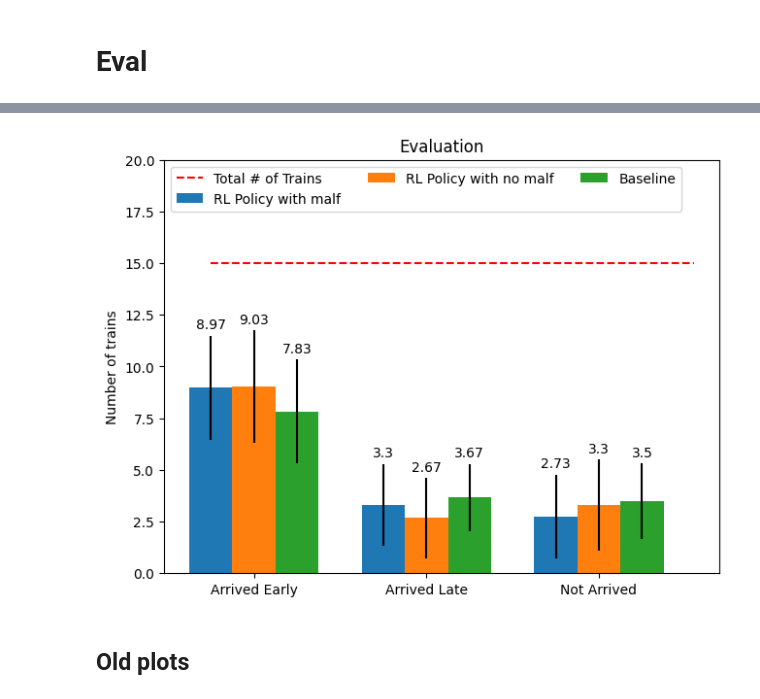
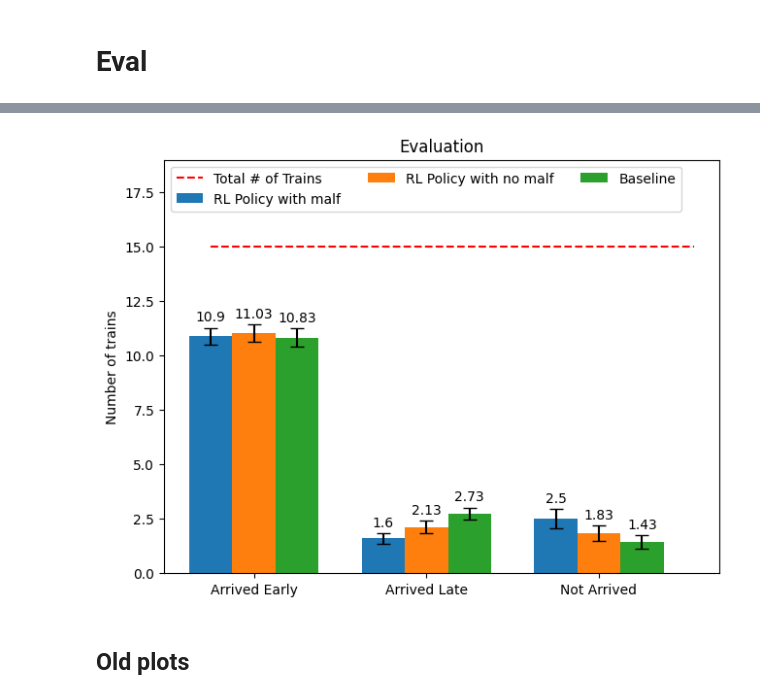
Before and after one commit to gvlos/SwitchFL, a Jupyter notebook: plot.ipynb, the cells around one changed output, grey strips where cells are left out. Drawn from its saved outputs; the diff is of its cells as text; code cells hidden in the pictures.

```diff
--- a/plot.ipynb
+++ b/plot.ipynb
@@ -99,7 +164,7 @@ def barplot(list_dir, num_evals, num_agents):
     labels = ['Arrived Early', 'Arrived Late', 'Not Arrived']
 
     fig, ax = plt.subplots()
-    ax.bar(labels, np.mean(hist_data, axis=0), yerr=np.std(hist_data, axis=0))
+    ax.bar(labels, np.mean(hist_data, axis=0), yerr=np.std(hist_data, axis=0)/np.sqrt(hist_data.shape[0]), capsize=5)
     ax.hlines(num_agents, xmin=-0.5, xmax=2.5, color='r', linestyle='--', label='Total # of Trains')
     ax.set_title('Train Arrival Status')
     ax.set_ylabel('Number of Trains')
@@ -124,18 +189,14 @@ hist_data = barplot(list_dir, num_evals, num_agents)
 # %%
 list_dir = [
-    "/home/gianvito/Documents/flatland-baselines/40_agents_hp_malf_hard/seed_0/",
-    "/home/gianvito/Documents/flatland-baselines/40_agents_hp_malf_hard/seed_1/",
-    "/home/gianvito/Documents/flatland-baselines/40_agents_hp_malf_hard/seed_2/",
-    "/home/gianvito/Documents/flatland-baselines/40_agents_hp_malf_hard/seed_3/",
-    "/home/gianvito/Documents/flatland-baselines/40_agents_hp_malf_hard/seed_4/",
-    # "/home/gianvito/Documents/flatland-baselines/40_agents_hp/seed_5/",
-    # "/home/gianvito/Documents/flatland-baselines/40_agents_hp/seed_6/",
-    # "/home/gianvito/Documents/flatland-baselines/40_agents_hp/seed_7/",
-
+    "/home/gianvito/Documents/flatland-baselines/100_agents_challenge/seed_0",
+    "/home/gianvito/Documents/flatland-baselines/100_agents_challenge/seed_1",
+    "/home/gianvito/Documents/flatland-baselines/100_agents_challenge/seed_2",
+    "/home/gianvito/Documents/flatland-baselines/100_agents_challenge/seed_3",
+    "/home/gianvito/Documents/flatland-baselines/100_agents_challenge/seed_4",
 ]
 
-num_agents = 40
-num_evals = 10
+num_agents = 100
+num_evals = 1
 # %%
 hist_data_2 = barplot(list_dir, num_evals, num_agents)
 # %% [output]
@@ -143,7 +204,7 @@ hist_data_2 = barplot(list_dir, num_evals, num_agents)
 # %%
 means = {
-    'RL Policy with no malf': [np.mean(hist_data, axis=0), np.std(hist_data, axis=0)],
-    'Baseline': [np.mean(hist_data_2, axis=0), np.std(hist_data_2, axis=0)]
+    'RL Policy': [np.mean(hist_data, axis=0), np.std(hist_data, axis=0) / np.sqrt(hist_data.shape[0])],
+    'Baseline': [np.mean(hist_data_2, axis=0), np.std(hist_data_2, axis=0) / np.sqrt(hist_data_2.shape[0])]
 }
 
 labels = ['Arrived Early', 'Arrived Late', 'Not Arrived']
@@ -155,7 +216,7 @@ fig, ax = plt.subplots(layout='constrained')
 
 for attribute, measurement in means.items():
     offset = width * multiplier
-    rects = ax.bar(x + offset, [round(x,2) for x in measurement[0]], width, yerr=measurement[1], label=attribute)
+    rects = ax.bar(x + offset, [round(x,2) for x in measurement[0]], width, yerr=measurement[1], label=attribute, capsize=5)
     ax.bar_label(rects, padding=3)
     multiplier += 1
 
@@ -165,7 +226,7 @@ ax.set_xticks(x + width, labels)
 ax.set_ylabel("Number of trains")
 ax.hlines(num_agents, xmin=0, xmax=2.8, color='r', linestyle='--', label='Total # of Trains')
 ax.legend(loc='upper left', ncols=3)
-ax.set_ylim(0,num_agents+6)
+ax.set_ylim(0,num_agents+10)
 
 plt.show()
 # %% [output]
@@ -173,8 +234,8 @@ plt.show()
 # %%
 list_dir = [
-    "/home/gianvito/Desktop/flatland_exp/15_agents_with_init_TRIS/exp_0/seed_0",
-    "/home/gianvito/Desktop/flatland_exp/15_agents_with_init_TRIS/exp_0/seed_1",
-    "/home/gianvito/Desktop/flatland_exp/15_agents_with_init_TRIS/exp_0/seed_2",
+    "/home/gianvito/Documents/flatland-baselines/15_agents_hp_malf_easy/seed_0",
+    "/home/gianvito/Documents/flatland-baselines/15_agents_hp_malf_easy/seed_1",
+    "/home/gianvito/Documents/flatland-baselines/15_agents_hp_malf_easy/seed_2",
     # "/home/gianvito/Documents/flatland-baselines/40_agents_hp_malf_easy/seed_3/",
     # "/home/gianvito/Documents/flatland-baselines/40_agents_hp_malf_easy/seed_4/"
 ]
@@ -188,34 +249,34 @@ hist_data_3 = barplot(list_dir, num_evals, num_agents)
 # %%
 means = {
-    'RL Policy with malf': [np.mean(hist_data, axis=0), np.std(hist_data, axis=0)],
-    'RL Policy with no malf' : [np.mean(hist_data_3, axis=0), np.std(hist_data_3, axis=0)],
-    'Baseline': [np.mean(hist_data_2, axis=0), np.std(hist_data_2, axis=0)]
+    'RL Policy with malf': [np.mean(hist_data, axis=0), np.std(hist_data, axis=0) / np.sqrt(hist_data.shape[0])],
+    'RL Policy with no malf' : [np.mean(hist_data_2, axis=0), np.std(hist_data_2, axis=0)/np.sqrt(hist_data_2.shape[0])],
+    'Baseline': [np.mean(hist_data_3, axis=0), np.std(hist_data_3, axis=0)/np.sqrt(hist_data_3.shape[0])]
 }
 
 labels = ['Arrived Early', 'Arrived Late', 'Not Arrived']
 x = np.arange(3)  # the label locations
 width = 0.25  # the width of the bars
 multiplier = 0.
 
 fig, ax = plt.subplots(layout='constrained')
 
 for attribute, measurement in means.items():
     offset = width * multiplier
-    rects = ax.bar(x + offset, [round(x,2) for x in measurement[0]], width, yerr=measurement[1], label=attribute)
+    rects = ax.bar(x + offset, [round(x,2) for x in measurement[0]], width, yerr=measurement[1], label=attribute, capsize=5)
     ax.bar_label(rects, padding=3)
     multiplier += 1
 
 # Add some text for labels, title and custom x-axis tick labels, etc.
 ax.set_title('Evaluation')
 ax.set_xticks(x + width, labels)
 ax.set_ylabel("Number of trains")
 ax.hlines(num_agents, xmin=0, xmax=2.8, color='r', linestyle='--', label='Total # of Trains')
 ax.legend(loc='upper left', ncols=3)
-ax.set_ylim(0,num_agents+5)
+ax.set_ylim(0,num_agents+4)
 
 plt.show()
 # %% [output]
-[figure, old version]
+[figure, new version]
 # %% [markdown]
 ## Old plots
 # %%
```
Also changed, not shown: parts of 16 cells of this notebook, 4 other files.
